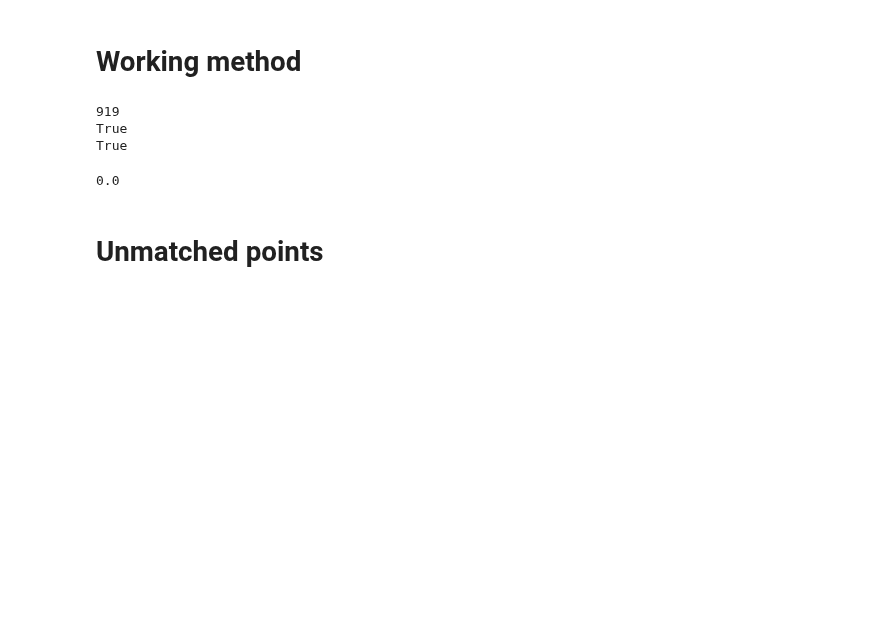
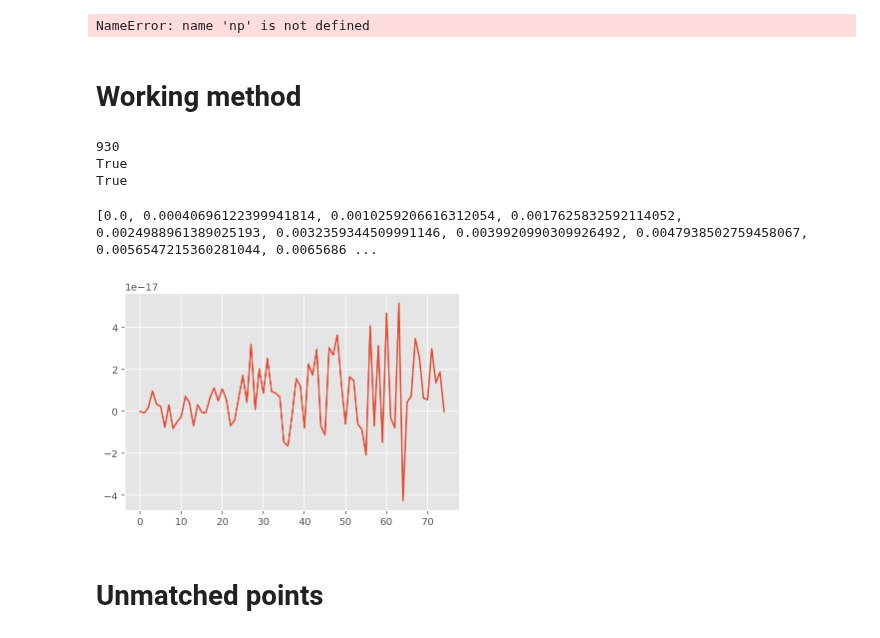
Before and after one commit to Roman-Belenya/perception_and_action, a Jupyter notebook: deviations.ipynb, the cells around one changed output. Cells and saved outputs as stored; diff of their text form; code cells hidden in the pictures; blank space fills up the shorter version.

```diff
--- a/deviations.ipynb
+++ b/deviations.ipynb
@@ -28,37 +28,20 @@ def get_3d_line(vec_x, vec_y, vec_z):
     zs = np.array(z0 + t*c)
 
     return (xs, ys, zs)
-# %%
-# Reference:
-# https://www.youtube.com/watch?v=0lG53-ogF2k
-
-def get_intercept(p0, p1, q):
-    '''Make a stright line between p0 and p1, find the perpendicular vector to this line passing through q,
-    determine the intercept and distance.
-
-    Usage: intercept, distance, error = get_intercept([p0x, p0y, p0z], [p1x, p1y, p1z], [qx, qy, qz])
-
-    Reference:
-    https://www.youtube.com/watch?v=0lG53-ogF2k'''
-
-    p0 = np.array(p0); p1 = np.array(p1); q = np.array(q)
-
-    v = np.array(p1 - p0) # direction of the sraight line
-    pq = np.array(p0 - q) # point on the direction vector for the given point
-
-    t = -np.sum(v * pq) / np.sum(v**2) # this t moves the intercept btw straight & perp where they are pi/2
-    intercept = p0 + t * v
-
-    distance = np.sqrt( np.sum((q - intercept)**2) )
-
-    error = np.dot(v, intercept - q)
-#     print error
-
-    return intercept, distance, error
+# %%
+q1=np.array([1,2,3]); q2=np.array([3,3,3])
+d = q1-q2
+dsq = (q1-q2)**2
+dsqsum = np.sum((q1-q2)**2)
+ans = np.sqrt(dsqsum)
+print ans
+print np.sqrt(np.sum((q1-q2)**2))
+# %% [output]
+NameError: name 'np' is not defined
 # %% [markdown]
 # Working method
 # %%
-tr = d['P29']['trials']['t14']
+tr = d['P08']['trials']['t39']
 ro = np.where(np.array(tr['startmovement']) == 1)[0][0]
 print ro
 
@@ -76,6 +59,7 @@ xs = np.array([])
 ys = np.array([])
 zs = np.array([])
 error = []
+distance = []
 
 first = [x[0], y[0], z[0]]
 last = [x[-1], y[-1], z[-1]]
@@ -86,10 +70,19 @@ for i in range(len(x)):
     ys = np.append(ys, py)
     zs = np.append(zs, pz)
     error.append(err)
+    distance.append(dist)
 # %% [output]
-919
+930
 True
 True
+# %%
+print distance, len(distance), sum(distance)
+# %% [output]
+[0.0, 0.00040696122399941814, 0.0010259206616312054, 0.0017625832592114052, 0.0024988961389025193, 0.0032359344509991146, 0.0039920990309926492, 0.0047938502759458067, 0.0056547215360281044, 0.0065686 ...
+# %%
+plt.plot(error); plt.show()
+# %% [output]
+[figure, added]
 # %%
 %matplotlib qt
 
@@ -115,8 +108,6 @@ plt.plot(error)
 plt.show()
 # %%
 print dist
-# %% [output]
-0.0
 # %%
 % matplotlib qt
 
```
Also changed, not shown: parts of 2 cells of this notebook, 2 other files.
